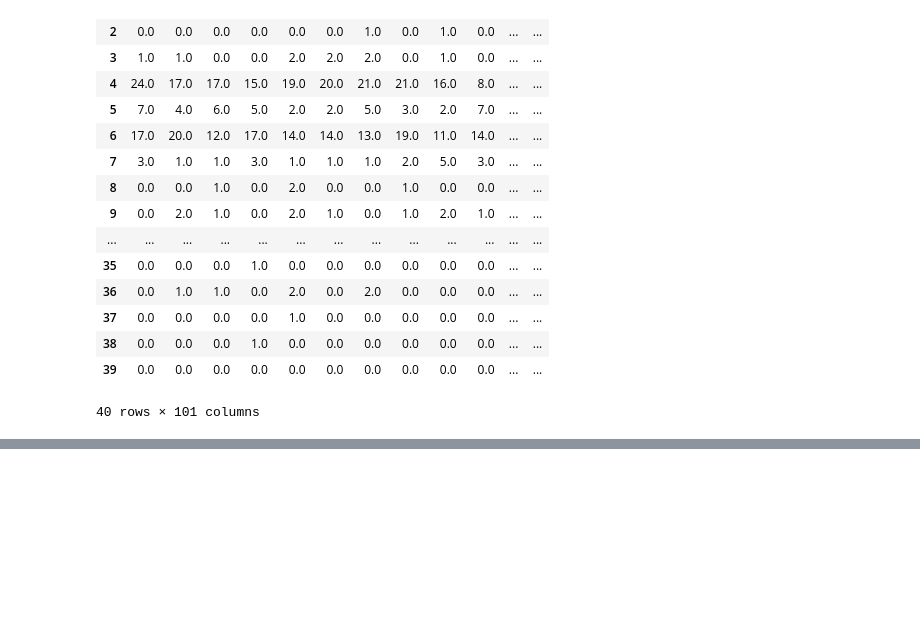
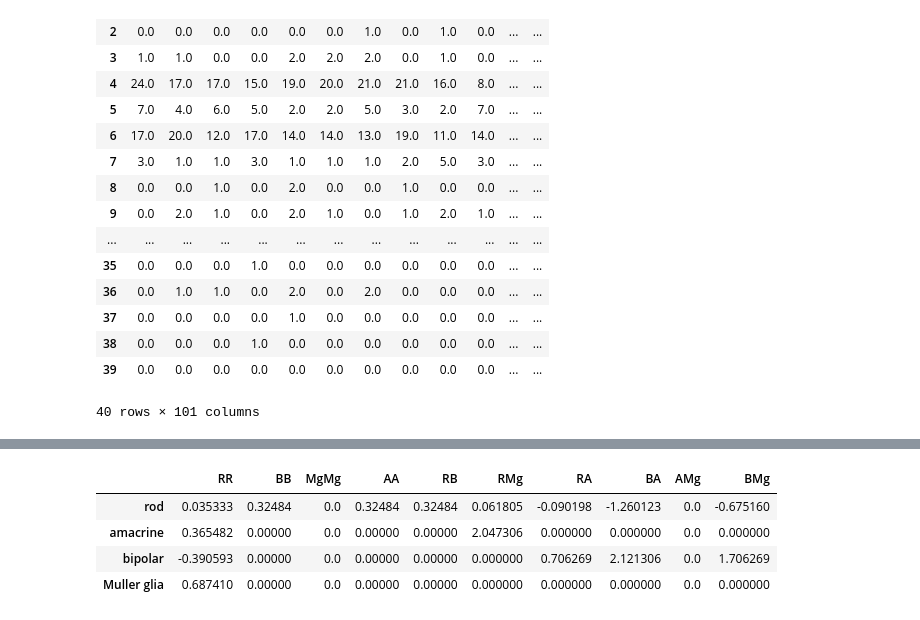
Before and after one commit to tranmartin45/elowitz, a Jupyter notebook: sandbox/triplet_motif_analysis_mi.ipynb, the cells around one changed output, grey strips where cells are left out. Cells and saved outputs as stored; diff of their text form; code cells hidden in the pictures; blank space fills up the shorter version.

```diff
--- a/sandbox/triplet_motif_analysis_mi.ipynb
+++ b/sandbox/triplet_motif_analysis_mi.ipynb
@@ -372,0 +344,18 @@ MI_df
+# %%
+# first, create a matrix of 0's
+
+matrix_outgroup_doublet_pmi = np.zeros_like(matrix_outgroup_doublet)
+matrix_outgroup_doublet_npmi = np.zeros_like(matrix_outgroup_doublet)
+
+# then, populate each entry with the calculated PMI and nPMI
+
+for i, j in enumerate(matrix_outgroup_doublet):
+    row_sum = row_sums[i]
+    for k, l in enumerate(j):
+        column_sum = column_sums[k]
+
+        pmi = np.log2(l/row_sum/column_sum)
+        npmi = pmi/(-np.log2(l))
+
+        matrix_outgroup_doublet_pmi[i,k] = pmi
+        matrix_outgroup_doublet_npmi[i,k] = npmi
@@ -372,0 +385,15 @@ MI_df
+# %%
+data = {'rod': matrix_outgroup_doublet_pmi[0],
+        'amacrine': matrix_outgroup_doublet_pmi[1],
+        'bipolar': matrix_outgroup_doublet_pmi[2],
+        'Muller glia': matrix_outgroup_doublet_pmi[3],
+       }
+
+df_outgroup_doublet_pmi = pd.DataFrame(data).rename(index={0:'RR', 1:'BB', 2:'MgMg', 3:'AA', 4:'RB', 5:'RMg', 6:'RA', 7:'BA', 8:'AMg', 9:'BMg',}).transpose()
+df_outgroup_doublet_pmi
+# %% [output]
+|  | RR | BB | MgMg | AA | RB | RMg | RA | BA | AMg | BMg |
+| rod | 0.035333 | 0.32484 | 0.0 | 0.32484 | 0.32484 | 0.061805 | -0.090198 | -1.260123 | 0.0 | -0.675160 |
+| amacrine | 0.365482 | 0.00000 | 0.0 | 0.00000 | 0.00000 | 2.047306 | 0.000000 | 0.000000 | 0.0 | 0.000000 |
+| bipolar | -0.390593 | 0.00000 | 0.0 | 0.00000 | 0.00000 | 0.000000 | 0.706269 | 2.121306 | 0.0 | 1.706269 |
+| Muller glia | 0.687410 | 0.00000 | 0.0 | 0.00000 | 0.00000 | 0.000000 | 0.000000 | 0.000000 | 0.0 | 0.000000 |
```
Also changed, not shown: parts of 22 cells of this notebook.
